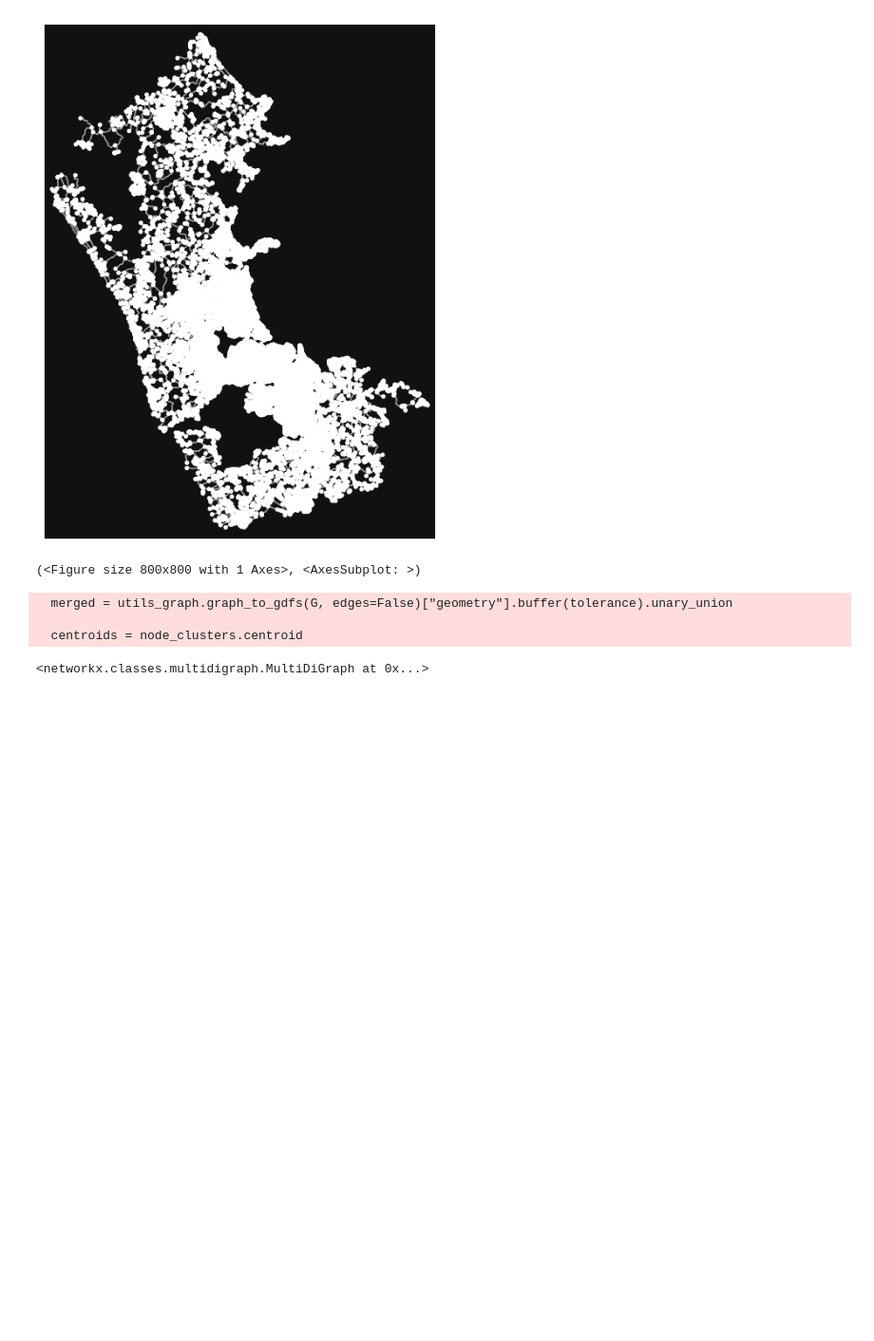
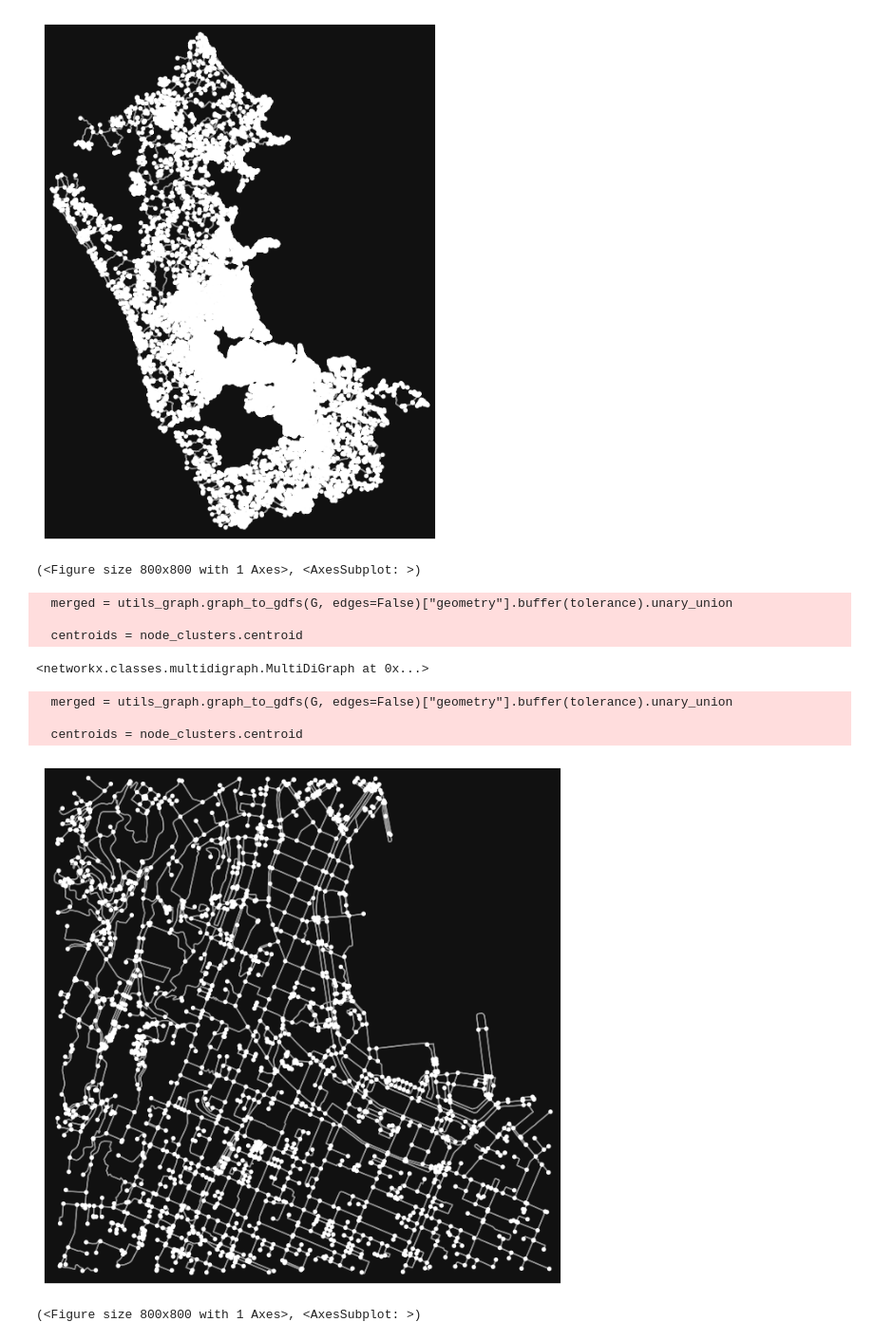
Before and after one commit to jankomag/uli-nz, a Jupyter notebook: network_analysis.ipynb, the cells around one changed output. Shown at 95% size. Drawn from its saved outputs; the diff is of its cells as text; code cells hidden in the pictures; blank space fills up the shorter version.

Commit message:
updating network

```diff
--- a/network_analysis.ipynb
+++ b/network_analysis.ipynb
@@ -28,3 +25,13 @@ ox.simplification.consolidate_intersections(G, rebuild_graph=True)
 <networkx.classes.multidigraph.MultiDiGraph at 0x...>
 # %%
 ox.io.save_graph_geopackage(G, filepath="auckland_network_walk_consolidated", encoding='utf-8', directed=False)
+# %%
+well = ox.graph_from_address("Wellington, New Zealand", dist=1000, network_type="walk")
+ox.simplification.consolidate_intersections(well, rebuild_graph=True)
+ox.plot_graph(well)
+# %% [output]
+  merged = utils_graph.graph_to_gdfs(G, edges=False)["geometry"].buffer(tolerance).unary_union
+
+  centroids = node_clusters.centroid
+[figure, added]
+(<Figure size 800x800 with 1 Axes>, <AxesSubplot: >)
```
Also changed, not shown: parts of 2 cells of this notebook.
